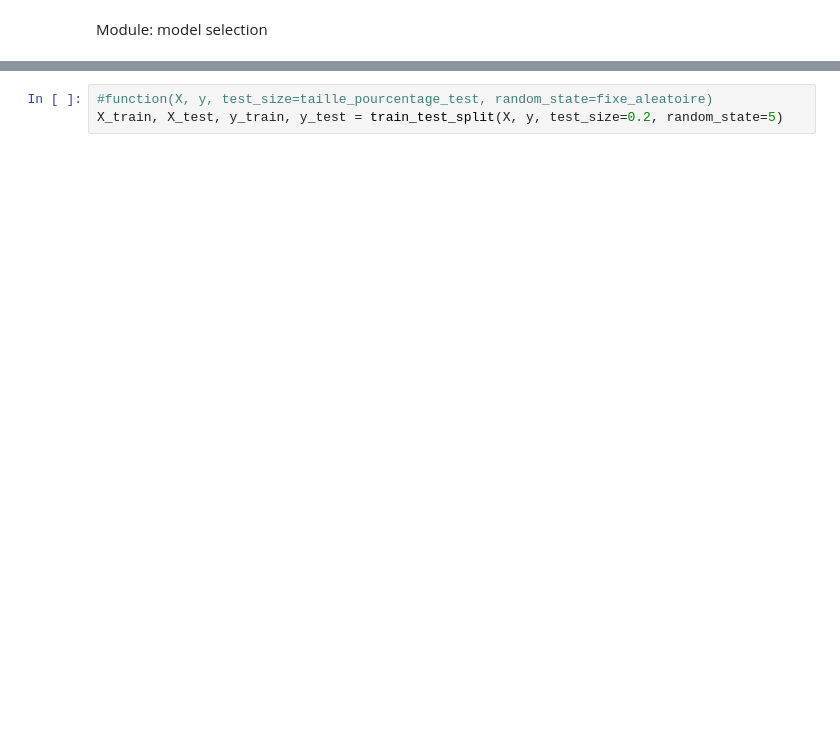
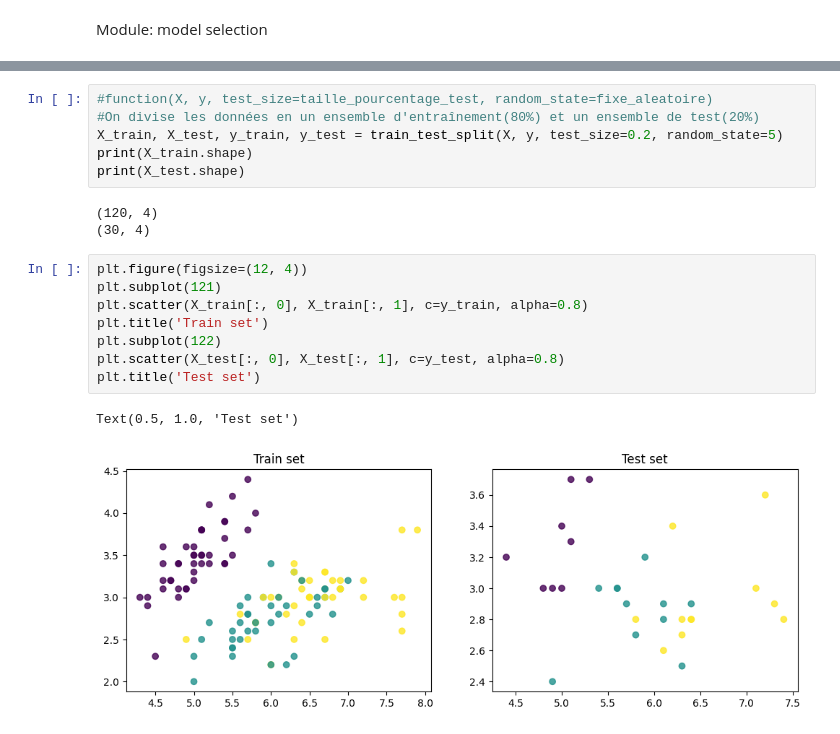
Before and after one commit to Jules-Gossiaux/learn_ML, a Jupyter notebook: learning/learn_sklearn_modele_selection.ipynb, the cells around one changed output, grey strips where cells are left out. Cells and saved outputs as stored; diff of their text form; blank space fills up the shorter version.

```diff
--- a/learning/learn_sklearn_modele_selection.ipynb
+++ b/learning/learn_sklearn_modele_selection.ipynb
@@ -25,3 +45,20 @@ plt.scatter (X[:, 0], X[:, 1], c=y, alpha=0.8)
 # %%
 #function(X, y, test_size=taille_pourcentage_test, random_state=fixe_aleatoire)
+#On divise les données en un ensemble d'entraînement(80%) et un ensemble de test(20%)
 X_train, X_test, y_train, y_test = train_test_split(X, y, test_size=0.2, random_state=5)
+print(X_train.shape)
+print(X_test.shape)
+# %% [output]
+(120, 4)
+(30, 4)
+# %%
+plt.figure(figsize=(12, 4))
+plt.subplot(121)
+plt.scatter(X_train[:, 0], X_train[:, 1], c=y_train, alpha=0.8)
+plt.title('Train set')
+plt.subplot(122)
+plt.scatter(X_test[:, 0], X_test[:, 1], c=y_test, alpha=0.8)
+plt.title('Test set')
+# %% [output]
+Text(0.5, 1.0, 'Test set')
+[figure, added]
```
Also changed, not shown: parts of 19 cells of this notebook, 3 other files.
